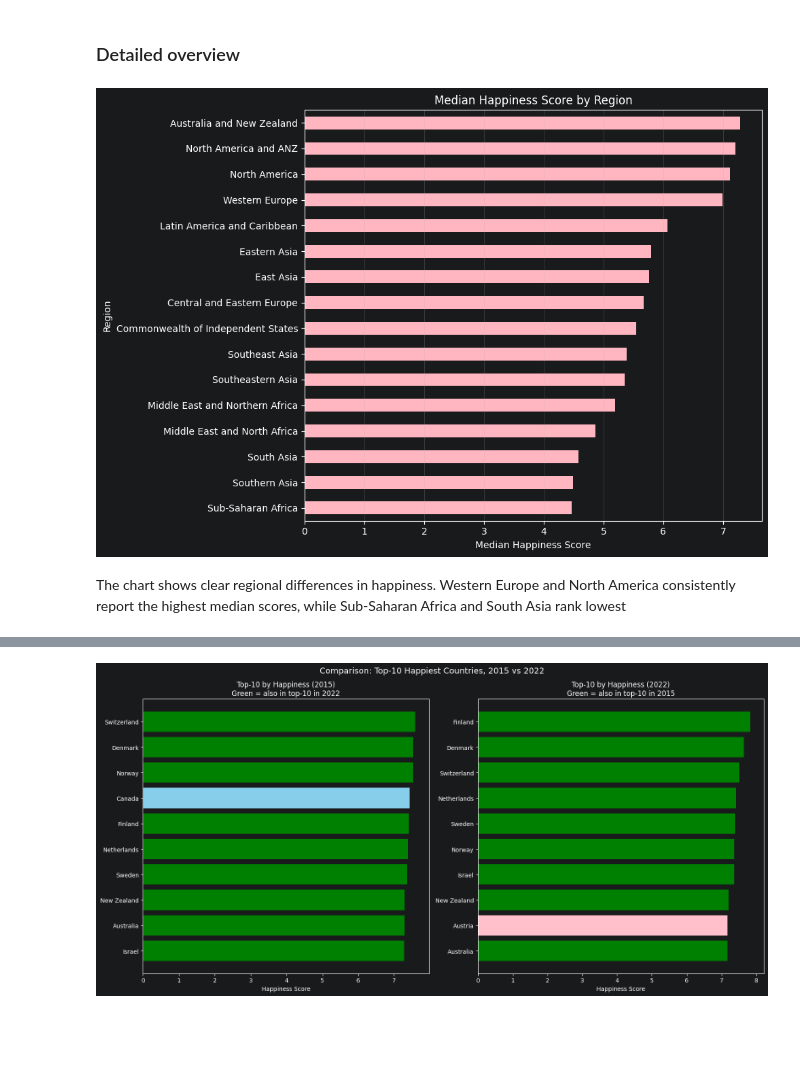
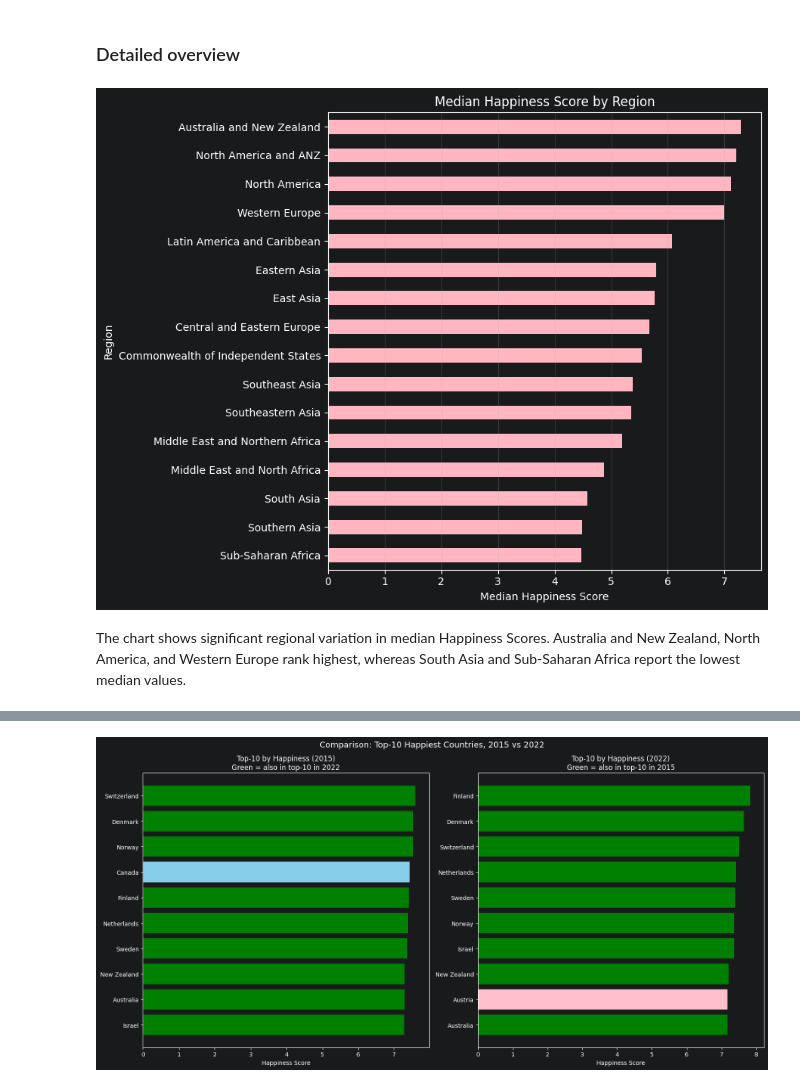
Before and after one commit to soonserv/data-best-project, a Jupyter notebook: notebooks/SA_notebook.ipynb, the cells around one changed output, grey strips where cells are left out. Saved outputs shown, nothing was run; the diff lists cells and outputs as text; code cells hidden in the pictures; blank space fills up the shorter version.

```diff
--- a/notebooks/SA_notebook.ipynb
+++ b/notebooks/SA_notebook.ipynb
@@ -783,17 +794,17 @@ The Happiness Rank column was removed from the final dataset, as it was not requ
 # %%
 region_happiness = all_data.groupby("Region")["Happiness Score"].median().sort_values()
 
-plt.figure(figsize=(10,7))
+plt.figure(figsize=(9,7))
 region_happiness.plot(kind="barh", color="#FFB6C1")
 plt.title("Median Happiness Score by Region")
 plt.xlabel("Median Happiness Score")
 plt.grid(axis="x", alpha=0.3)
 plt.tight_layout()
 plt.show()
 # %% [output]
-[figure, old version]
+[figure, new version]
 # %% [markdown]
-The chart shows clear regional differences in happiness. Western Europe and North America consistently report the highest median scores, while Sub-Saharan Africa and South Asia rank lowest
+The chart shows significant regional variation in median Happiness Scores. Australia and New Zealand, North America, and Western Europe rank highest, whereas South Asia and Sub-Saharan Africa report the lowest median values.
 # %%
 trend = all_data.groupby("Year")[["Freedom", "Generosity", "Trust"]].mean().reset_index()
 
```
Also changed, not shown: parts of 53 cells of this notebook.
